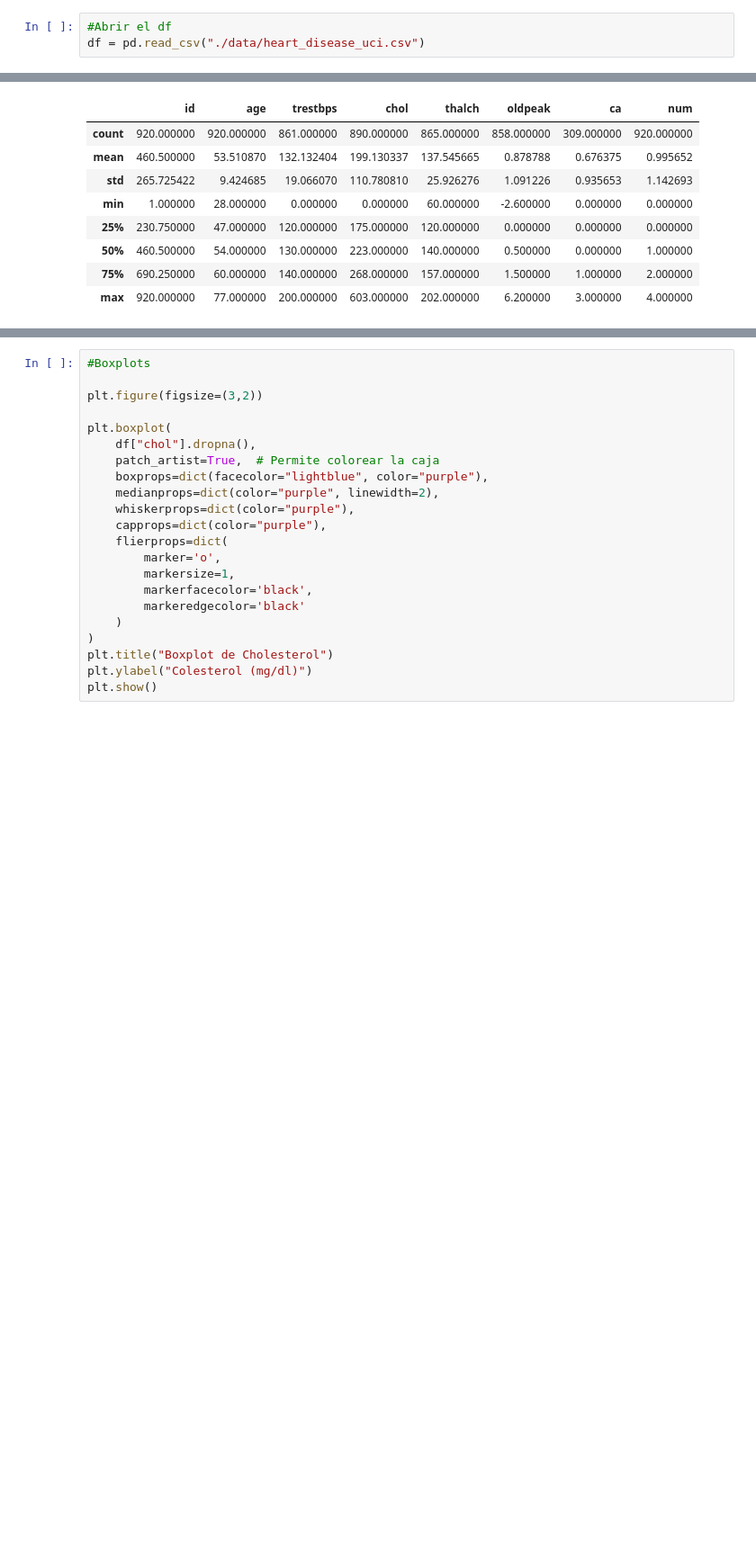
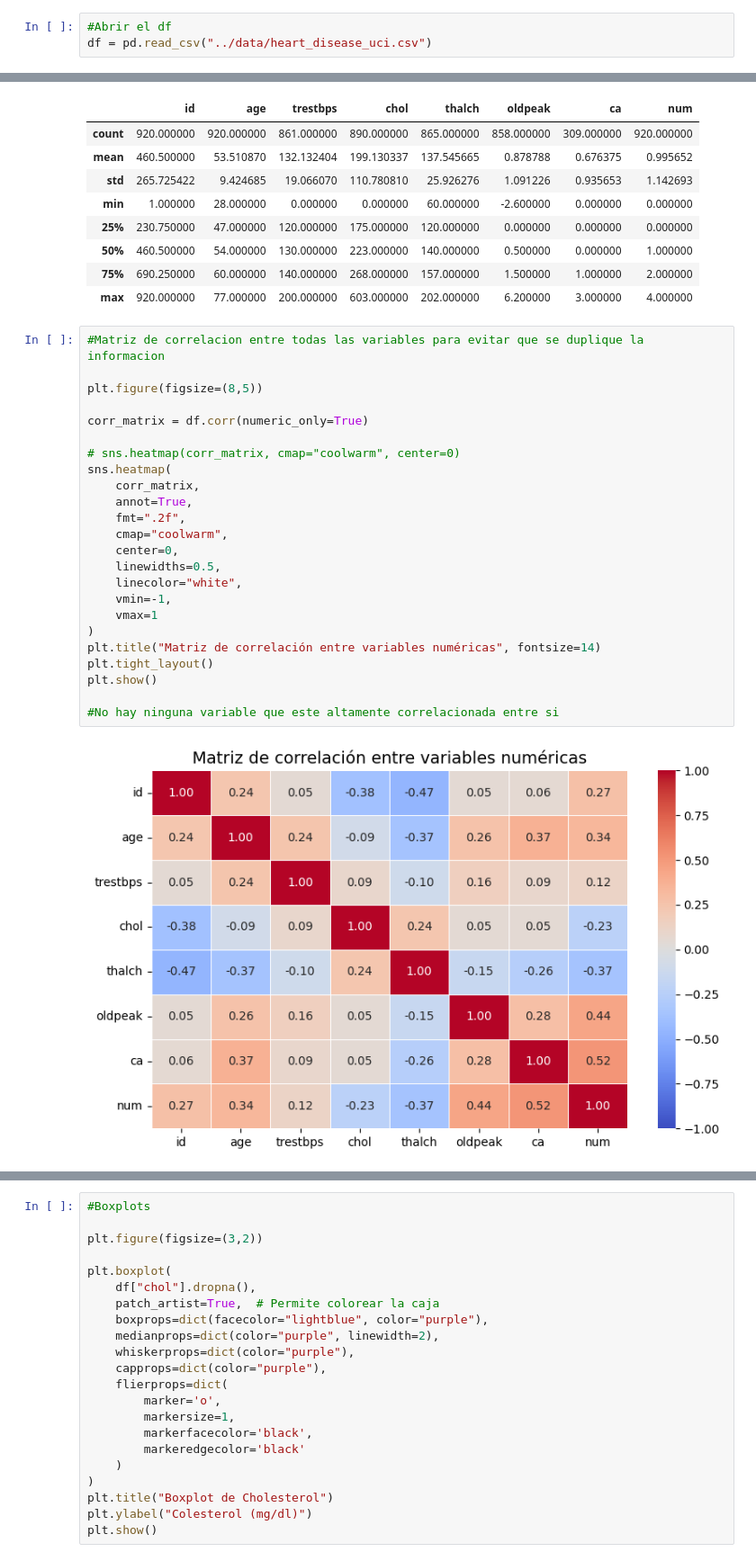
Before and after one commit to joseurquiza88/housing-price-analysis, a Jupyter notebook: heart_disease_uci/heart_disease_analysis.ipynb, the cells around one changed output, grey strips where cells are left out. Shown at 90% size. Saved outputs shown, nothing was run; the diff lists cells and outputs as text; blank space fills up the shorter version.

```diff
--- a/heart_disease_uci/heart_disease_analysis.ipynb
+++ b/heart_disease_uci/heart_disease_analysis.ipynb
@@ -51,3 +73,3 @@ d:\Josefina\Proyectos\Datascience\Curso_ML\DataTitanic
 # %%
 #Abrir el df
-df = pd.read_csv("./data/heart_disease_uci.csv")
+df = pd.read_csv("../data/heart_disease_uci.csv")
@@ -93,6 +117,32 @@ df.describe()
 | 50% | 460.500000 | 54.000000 | 130.000000 | 223.000000 | 140.000000 | 0.500000 | 0.000000 | 1.000000 |
 | 75% | 690.250000 | 60.000000 | 140.000000 | 268.000000 | 157.000000 | 1.500000 | 1.000000 | 2.000000 |
 | max | 920.000000 | 77.000000 | 200.000000 | 603.000000 | 202.000000 | 6.200000 | 3.000000 | 4.000000 |
+# %%
+#Matriz de correlacion entre todas las variables para evitar que se duplique la informacion
+
+plt.figure(figsize=(8,5))
+
+corr_matrix = df.corr(numeric_only=True)
+
+# sns.heatmap(corr_matrix, cmap="coolwarm", center=0)
+sns.heatmap(
+    corr_matrix,
+    annot=True,
+    fmt=".2f",
+    cmap="coolwarm",
+    center=0,
+    linewidths=0.5,
+    linecolor="white",
+    vmin=-1,
+    vmax=1
+)
+plt.title("Matriz de correlación entre variables numéricas", fontsize=14)
+plt.tight_layout()
+plt.show()
+
+#No hay ninguna variable que este altamente correlacionada entre si
+# %% [output]
+[figure, added]
 # %%
 #Plot de distribucion
 
```
Also changed, not shown: parts of 23 cells of this notebook, 1 other file.
